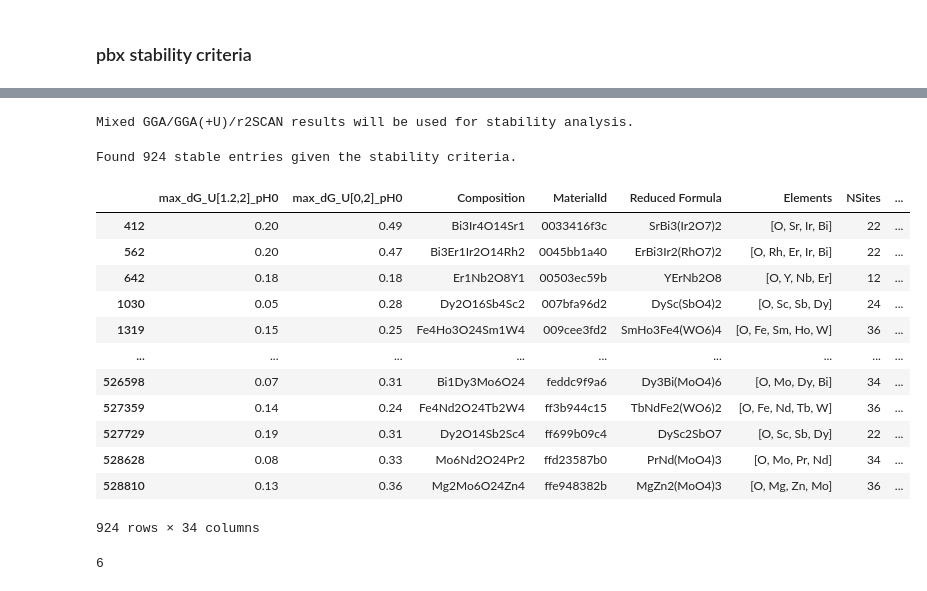
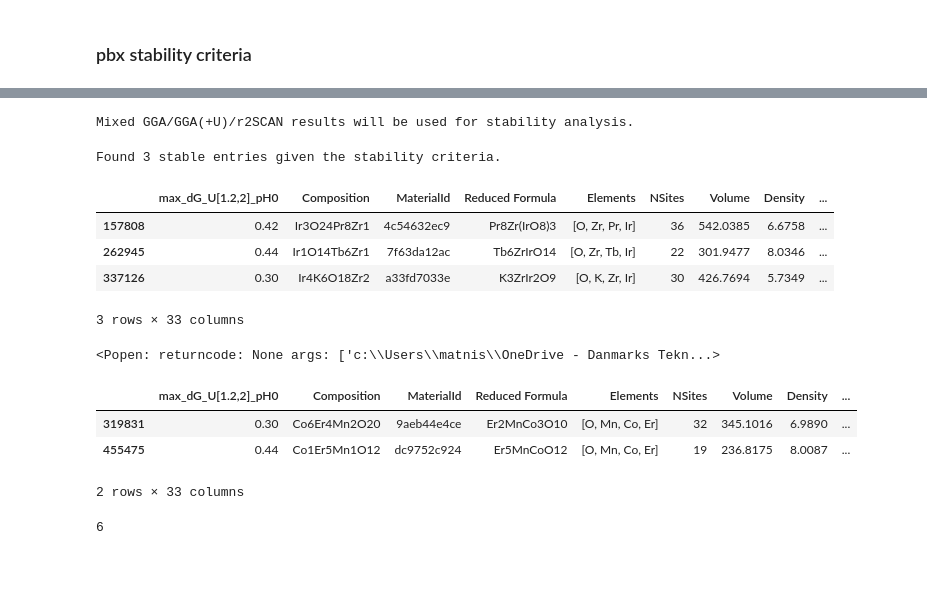
Before and after one commit to Matminator/AQ-GNoME, a Jupyter notebook: notebooks/data_analysis_v2.ipynb, the cells around one changed output, grey strips where cells are left out. Drawn from its saved outputs; the diff is of its cells as text; code cells hidden in the pictures.

```diff
--- a/notebooks/data_analysis_v2.ipynb
+++ b/notebooks/data_analysis_v2.ipynb
@@ -85,8 +86,8 @@ Number of entries removed: 289367 Number of entries left: 239604 which is 45.30%
 ### pbx stability criteria
 # %%
 SCS = [
-    Stability_Criteria(pHs=[0], Us=[1.2, 2], decomposition_threshold=0.2),
-    Stability_Criteria(pHs=[0], Us=[0, 2], decomposition_threshold=0.5),
+    # Stability_Criteria(pHs=[0], Us=[1.2, 2], decomposition_threshold=0.2),
+    Stability_Criteria(pHs=[0], Us=[1.2, 2], decomposition_threshold=0.5),
        # Stability_Criteria(pHs=0, Us=[1.2, 1.6], decomposition_threshold=0.05),
        # Stability_Criteria(pHs=[2, 5], Us=[0., 2], decomposition_threshold=1),
        ]
@@ -99,19 +99,28 @@ for sc in SCS:
 # %%
 se = Stable_Entries(dh, SCS)
-se.get_stable_df()
+df = se.get_stable_df()
+df
 # %% [output]
 Mixed GGA/GGA(+U)/r2SCAN results will be used for stability analysis.
-Found 924 stable entries given the stability criteria.
+Found 3 stable entries given the stability criteria.
-|  | max_dG_U[1.2,2]_pH0 | max_dG_U[0,2]_pH0 | Composition | MaterialId | Reduced Formula | Elements | NSites | ... |
-| 412 | 0.20 | 0.49 | Bi3Ir4O14Sr1 | 0033416f3c | SrBi3(Ir2O7)2 | [O, Sr, Ir, Bi] | 22 | ... |
-| 562 | 0.20 | 0.47 | Bi3Er1Ir2O14Rh2 | 0045bb1a40 | ErBi3Ir2(RhO7)2 | [O, Rh, Er, Ir, Bi] | 22 | ... |
-| 642 | 0.18 | 0.18 | Er1Nb2O8Y1 | 00503ec59b | YErNb2O8 | [O, Y, Nb, Er] | 12 | ... |
-| 1030 | 0.05 | 0.28 | Dy2O16Sb4Sc2 | 007bfa96d2 | DySc(SbO4)2 | [O, Sc, Sb, Dy] | 24 | ... |
-| 1319 | 0.15 | 0.25 | Fe4Ho3O24Sm1W4 | 009cee3fd2 | SmHo3Fe4(WO6)4 | [O, Fe, Sm, Ho, W] | 36 | ... |
-| ... | ... | ... | ... | ... | ... | ... | ... | ... |
-| 526598 | 0.07 | 0.31 | Bi1Dy3Mo6O24 | feddc9f9a6 | Dy3Bi(MoO4)6 | [O, Mo, Dy, Bi] | 34 | ... |
-| 527359 | 0.14 | 0.24 | Fe4Nd2O24Tb2W4 | ff3b944c15 | TbNdFe2(WO6)2 | [O, Fe, Nd, Tb, W] | 36 | ... |
-| 527729 | 0.19 | 0.31 | Dy2O14Sb2Sc4 | ff699b09c4 | DySc2SbO7 | [O, Sc, Sb, Dy] | 22 | ... |
-| 528628 | 0.08 | 0.33 | Mo6Nd2O24Pr2 | ffd23587b0 | PrNd(MoO4)3 | [O, Mo, Pr, Nd] | 34 | ... |
-| 528810 | 0.13 | 0.36 | Mg2Mo6O24Zn4 | ffe948382b | MgZn2(MoO4)3 | [O, Mg, Zn, Mo] | 36 | ... |
+|  | max_dG_U[1.2,2]_pH0 | Composition | MaterialId | Reduced Formula | Elements | NSites | Volume | Density | ... |
+| 157808 | 0.42 | Ir3O24Pr8Zr1 | 4c54632ec9 | Pr8Zr(IrO8)3 | [O, Zr, Pr, Ir] | 36 | 542.0385 | 6.6758 | ... |
+| 262945 | 0.44 | Ir1O14Tb6Zr1 | 7f63da12ac | Tb6ZrIrO14 | [O, Zr, Tb, Ir] | 22 | 301.9477 | 8.0346 | ... |
+| 337126 | 0.30 | Ir4K6O18Zr2 | a33fd7033e | K3ZrIr2O9 | [O, K, Zr, Ir] | 30 | 426.7694 | 5.7349 | ... |
-924 rows × 34 columns
+3 rows × 33 columns
+# %%
+retrive_atoms = atoms_from_db()
+
+view(
+retrive_atoms.get_atoms_objects_from_df(df)
+)
+# %% [output]
+<Popen: returncode: None args: ['c:\\Users\\matnis\\OneDrive - Danmarks Tekn...>
+# %%
+df = df[df['Elements'].apply(lambda x: len(x) == 4)]
+df
+# %% [output]
+|  | max_dG_U[1.2,2]_pH0 | Composition | MaterialId | Reduced Formula | Elements | NSites | Volume | Density | ... |
+| 319831 | 0.30 | Co6Er4Mn2O20 | 9aeb44e4ce | Er2MnCo3O10 | [O, Mn, Co, Er] | 32 | 345.1016 | 6.9890 | ... |
+| 455475 | 0.44 | Co1Er5Mn1O12 | dc9752c924 | Er5MnCoO12 | [O, Mn, Co, Er] | 19 | 236.8175 | 8.0087 | ... |
+2 rows × 33 columns
```
Also changed, not shown: parts of 4 cells of this notebook.
